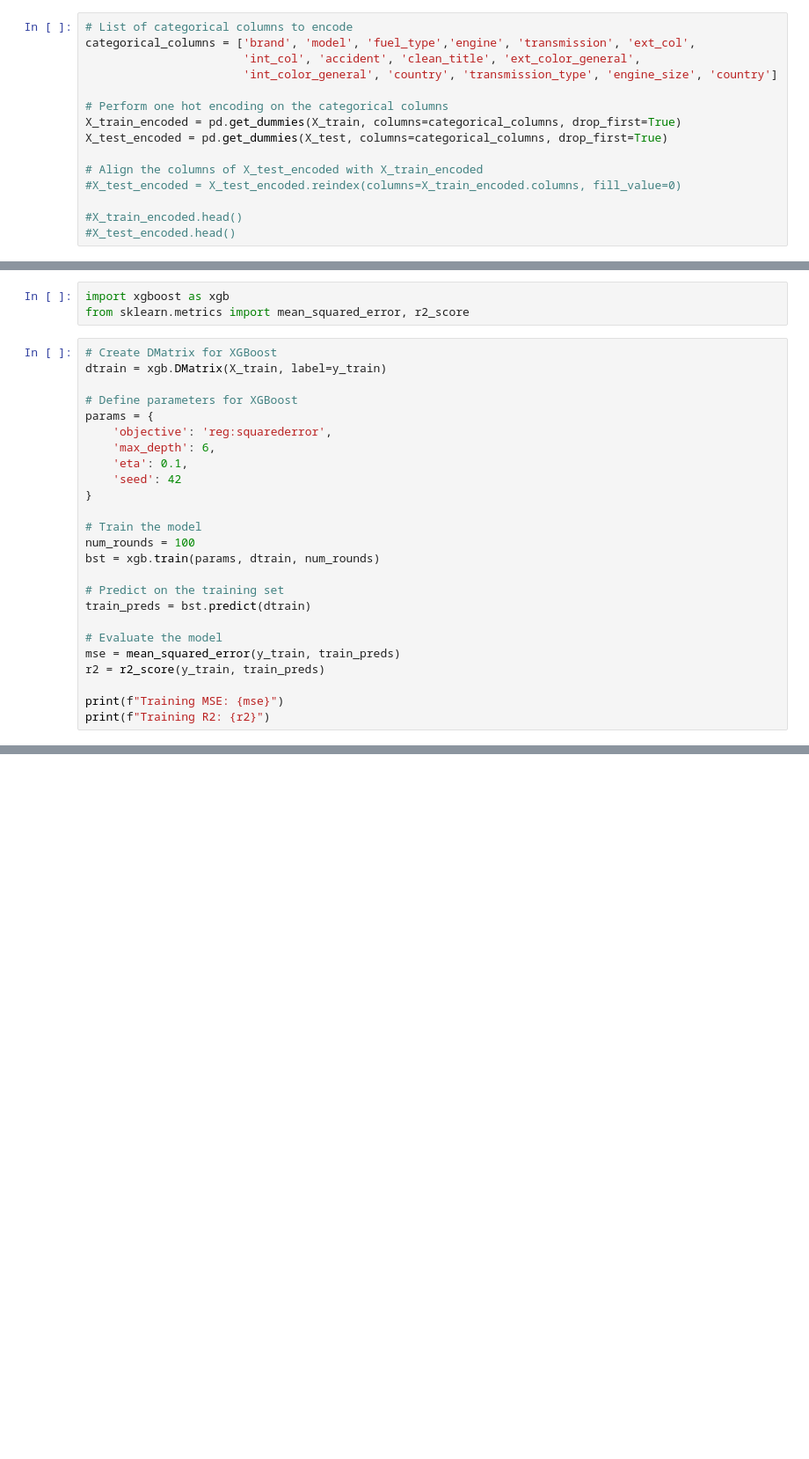
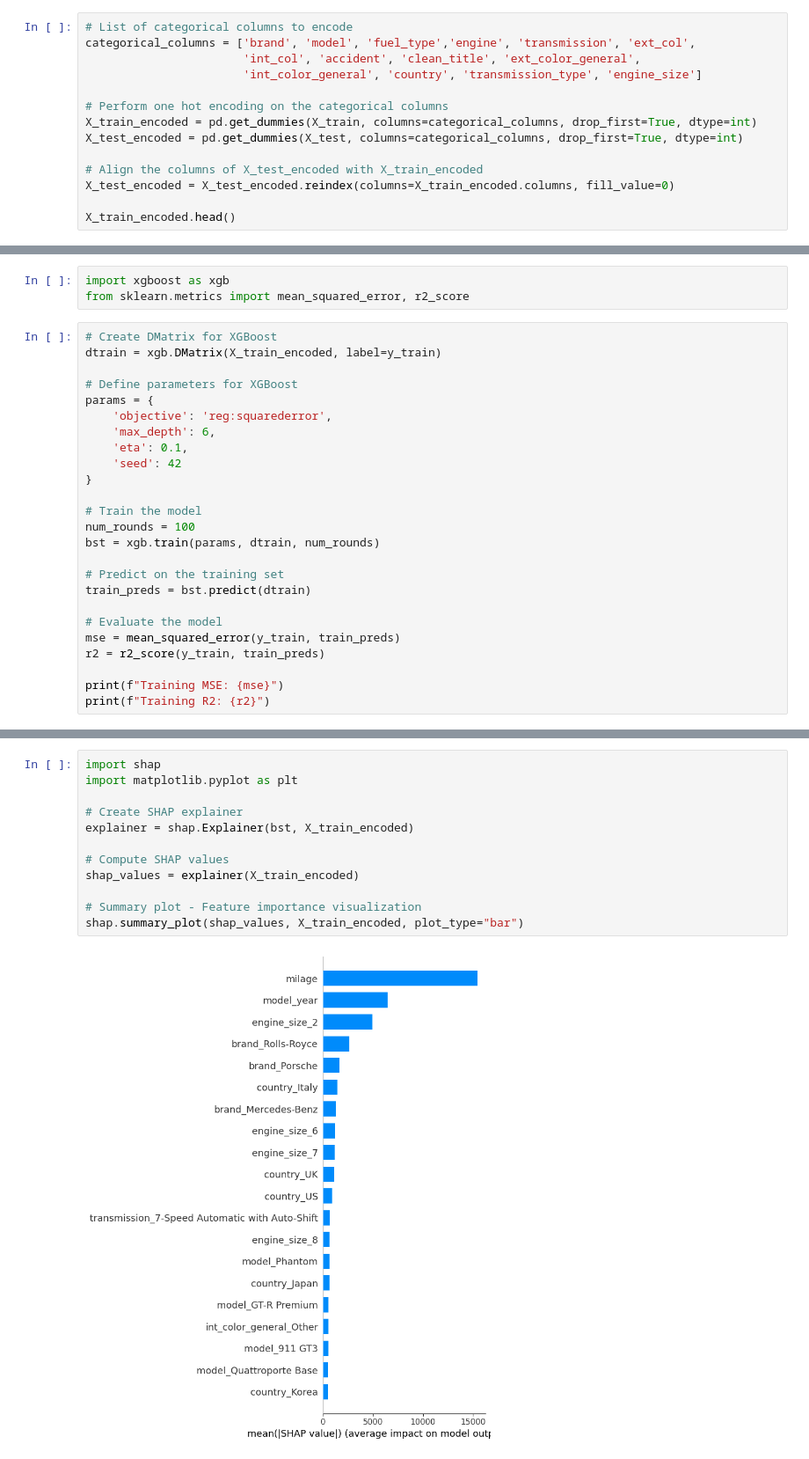
Before and after one commit to maxhtx/Car-Price-Prediction, a Jupyter notebook: code.ipynb, the cells around one changed output, grey strips where cells are left out. Shown at 88% size. Saved outputs shown, nothing was run; the diff lists cells and outputs as text; blank space fills up the shorter version.

Commit message:
Initial Model Developed With Shap Analysis

```diff
--- a/code.ipynb
+++ b/code.ipynb
@@ -402,14 +407,13 @@ Index(['brand', 'model', 'model_year', 'milage', 'fuel_type', 'engine',
 # List of categorical columns to encode
 categorical_columns = ['brand', 'model', 'fuel_type','engine', 'transmission', 'ext_col',
                        'int_col', 'accident', 'clean_title', 'ext_color_general',
-                       'int_color_general', 'country', 'transmission_type', 'engine_size', 'country']
+                       'int_color_general', 'country', 'transmission_type', 'engine_size']
 
 # Perform one hot encoding on the categorical columns
-X_train_encoded = pd.get_dummies(X_train, columns=categorical_columns, drop_first=True)
-X_test_encoded = pd.get_dummies(X_test, columns=categorical_columns, drop_first=True)
+X_train_encoded = pd.get_dummies(X_train, columns=categorical_columns, drop_first=True, dtype=int)
+X_test_encoded = pd.get_dummies(X_test, columns=categorical_columns, drop_first=True, dtype=int)
 
 # Align the columns of X_test_encoded with X_train_encoded
-#X_test_encoded = X_test_encoded.reindex(columns=X_train_encoded.columns, fill_value=0)
+X_test_encoded = X_test_encoded.reindex(columns=X_train_encoded.columns, fill_value=0)
 
-#X_train_encoded.head()
-#X_test_encoded.head()
+X_train_encoded.head()
@@ -425,7 +446,7 @@ import xgboost as xgb
 from sklearn.metrics import mean_squared_error, r2_score
 # %%
 # Create DMatrix for XGBoost
-dtrain = xgb.DMatrix(X_train, label=y_train)
+dtrain = xgb.DMatrix(X_train_encoded, label=y_train)
 
 # Define parameters for XGBoost
 params = {
@@ -455,0 +500,14 @@ from sklearn.metrics import mean_squared_error, r2_score
+# %%
+import shap
+import matplotlib.pyplot as plt
+
+# Create SHAP explainer
+explainer = shap.Explainer(bst, X_train_encoded)
+
+# Compute SHAP values
+shap_values = explainer(X_train_encoded)
+
+# Summary plot - Feature importance visualization
+shap.summary_plot(shap_values, X_train_encoded, plot_type="bar")
+# %% [output]
+[figure, added]
```
Also changed, not shown: parts of 9 cells of this notebook.
